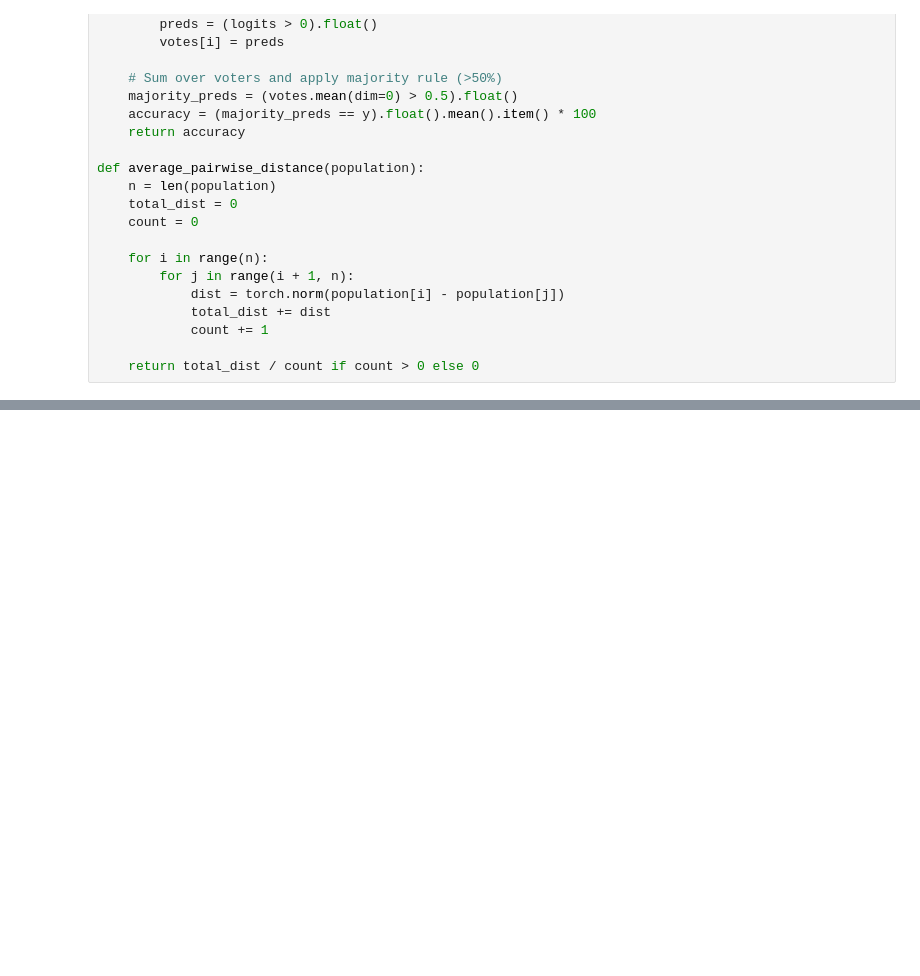
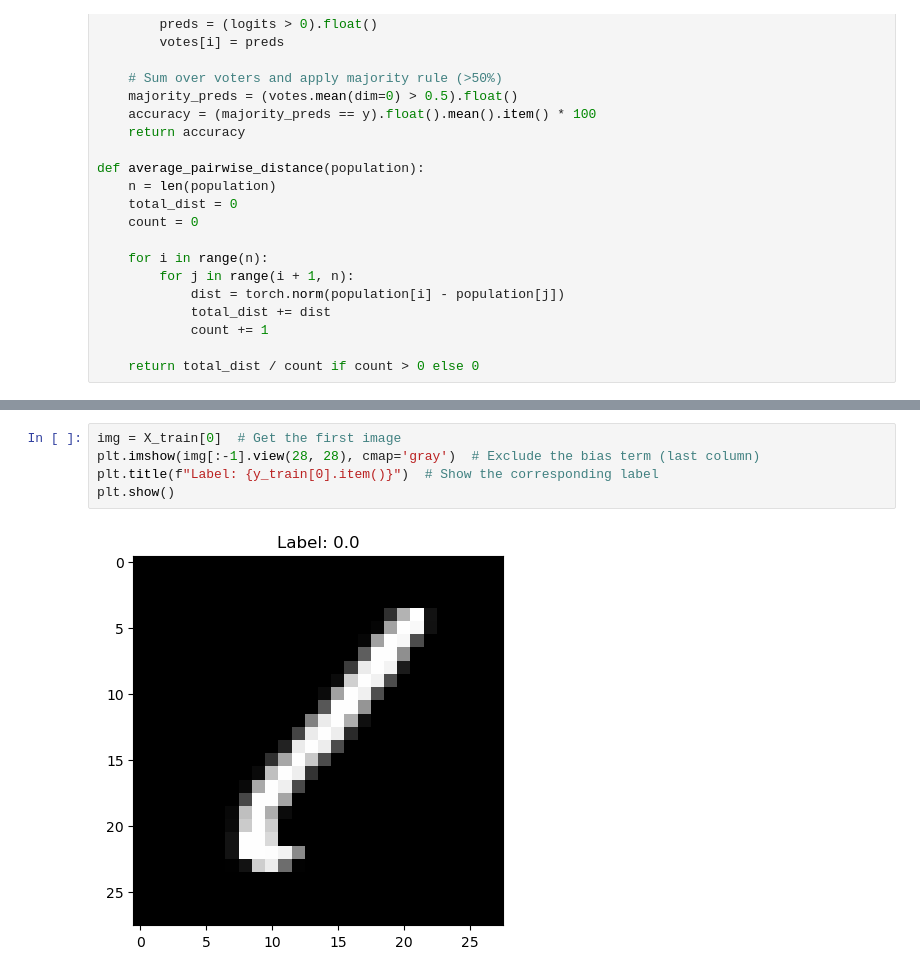
Before and after one commit to lawolff1702/EVO, a Jupyter notebook: base.ipynb, the cells around one changed output, grey strips where cells are left out. Saved outputs shown, nothing was run; the diff lists cells and outputs as text; blank space fills up the shorter version.

```diff
--- a/base.ipynb
+++ b/base.ipynb
@@ -147,0 +404,7 @@ Validation Accuracy - Majority Vote: 99.05%
+# %%
+img = X_train[0]  # Get the first image
+plt.imshow(img[:-1].view(28, 28), cmap='gray')  # Exclude the bias term (last column)
+plt.title(f"Label: {y_train[0].item()}")  # Show the corresponding label
+plt.show()
+# %% [output]
+[figure, added]
```
Also changed, not shown: parts of 10 cells of this notebook, 2 other files.
